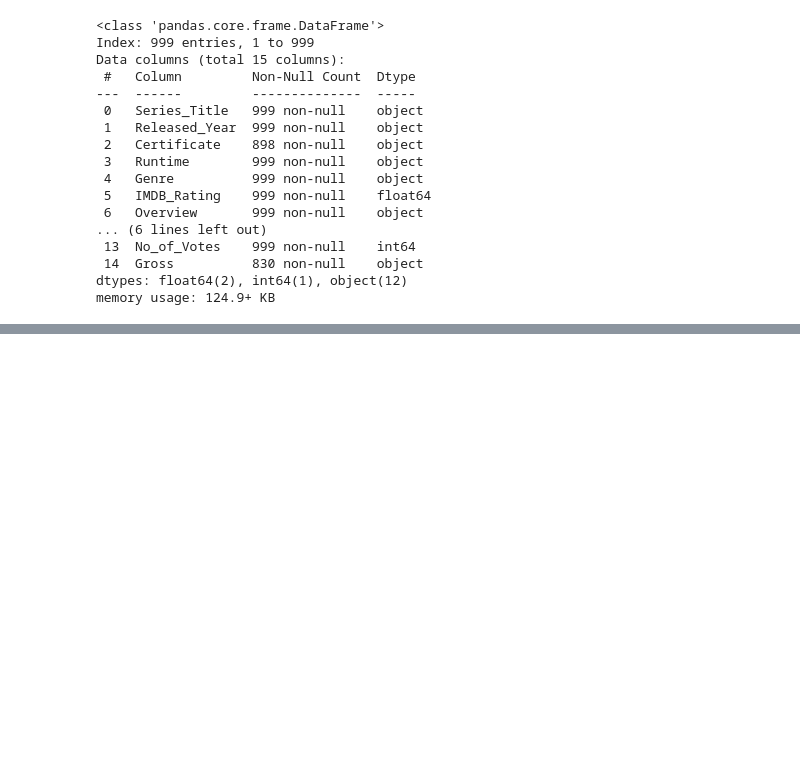
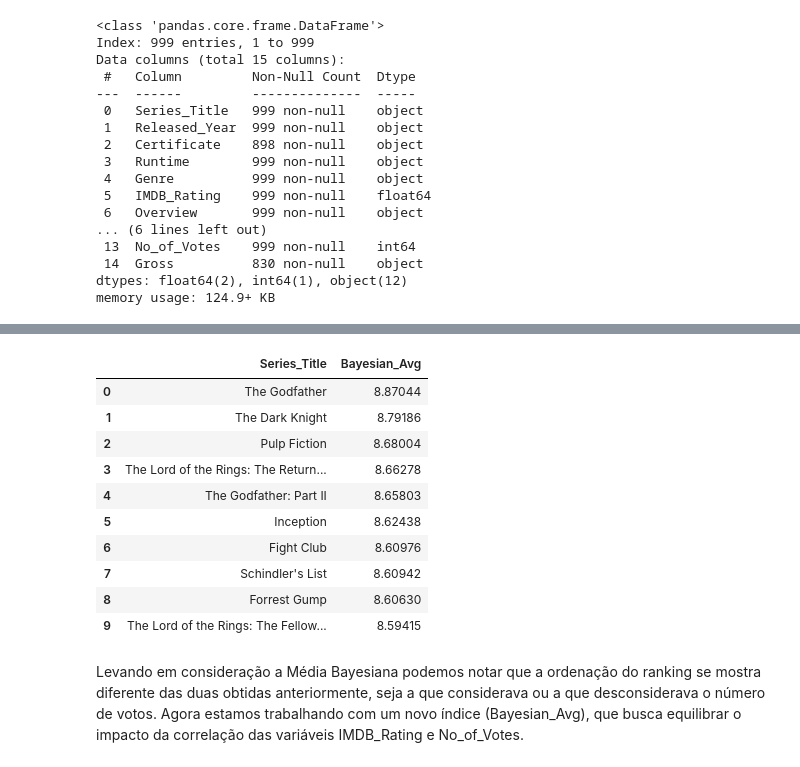
Before and after one commit to p-mendoncad/Desafio_Cientista_de_Dados_Lighthouse, a Jupyter notebook: EDA.ipynb, the cells around one changed output, grey strips where cells are left out. Saved outputs shown, nothing was run; the diff lists cells and outputs as text; code cells hidden in the pictures; blank space fills up the shorter version.

```diff
--- a/EDA.ipynb
+++ b/EDA.ipynb
@@ -34,0 +257,3 @@ memory usage: 124.9+ KB
+# %%
+df['Bayesian_Avg'] = ((C * global_true_mean) + (df['IMDB_Rating'] * df['No_of_Votes']) )/(C + df['No_of_Votes'])
+df['Bayesian_Avg'] = df['Bayesian_Avg'].round(5)
@@ -34,0 +286,18 @@ memory usage: 124.9+ KB
+# %%
+df.to_sql('movies', conn, index=False, if_exists='replace')
+result_df = pd.read_sql('SELECT Series_Title,Bayesian_Avg FROM movies WHERE Bayesian_Avg >= 8 ORDER BY Bayesian_Avg DESC LIMIT(10)', conn)
+result_df.head(10)
+# %% [output]
+|  | Series_Title | Bayesian_Avg |
+| 0 | The Godfather | 8.87044 |
+| 1 | The Dark Knight | 8.79186 |
+| 2 | Pulp Fiction | 8.68004 |
+| 3 | The Lord of the Rings: The Return... | 8.66278 |
+| 4 | The Godfather: Part II | 8.65803 |
+| 5 | Inception | 8.62438 |
+| 6 | Fight Club | 8.60976 |
+| 7 | Schindler's List | 8.60942 |
+| 8 | Forrest Gump | 8.60630 |
+| 9 | The Lord of the Rings: The Fellow... | 8.59415 |
+# %% [markdown]
+<p>Levando em consideração a Média Bayesiana podemos notar que a ordenação do ranking se mostra diferente das duas obtidas anteriormente, seja a que considerava ou a que desconsiderava o número de votos. Agora estamos trabalhando com um novo índice (Bayesian_Avg), que busca equilibrar o impacto da correlação das variáveis IMDB_Rating e No_of_Votes.</p>
```
Also changed, not shown: parts of 20 cells of this notebook, 1 other file.
